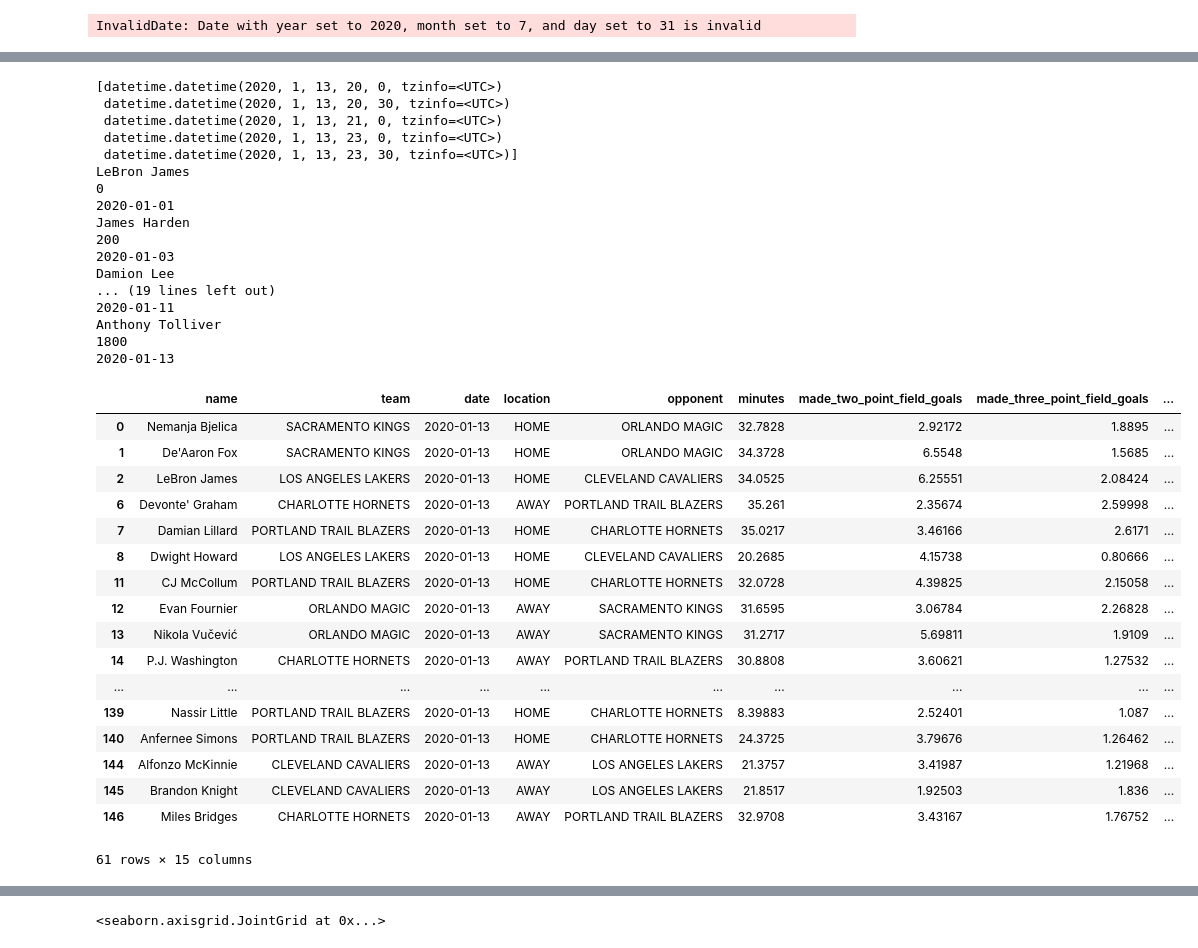
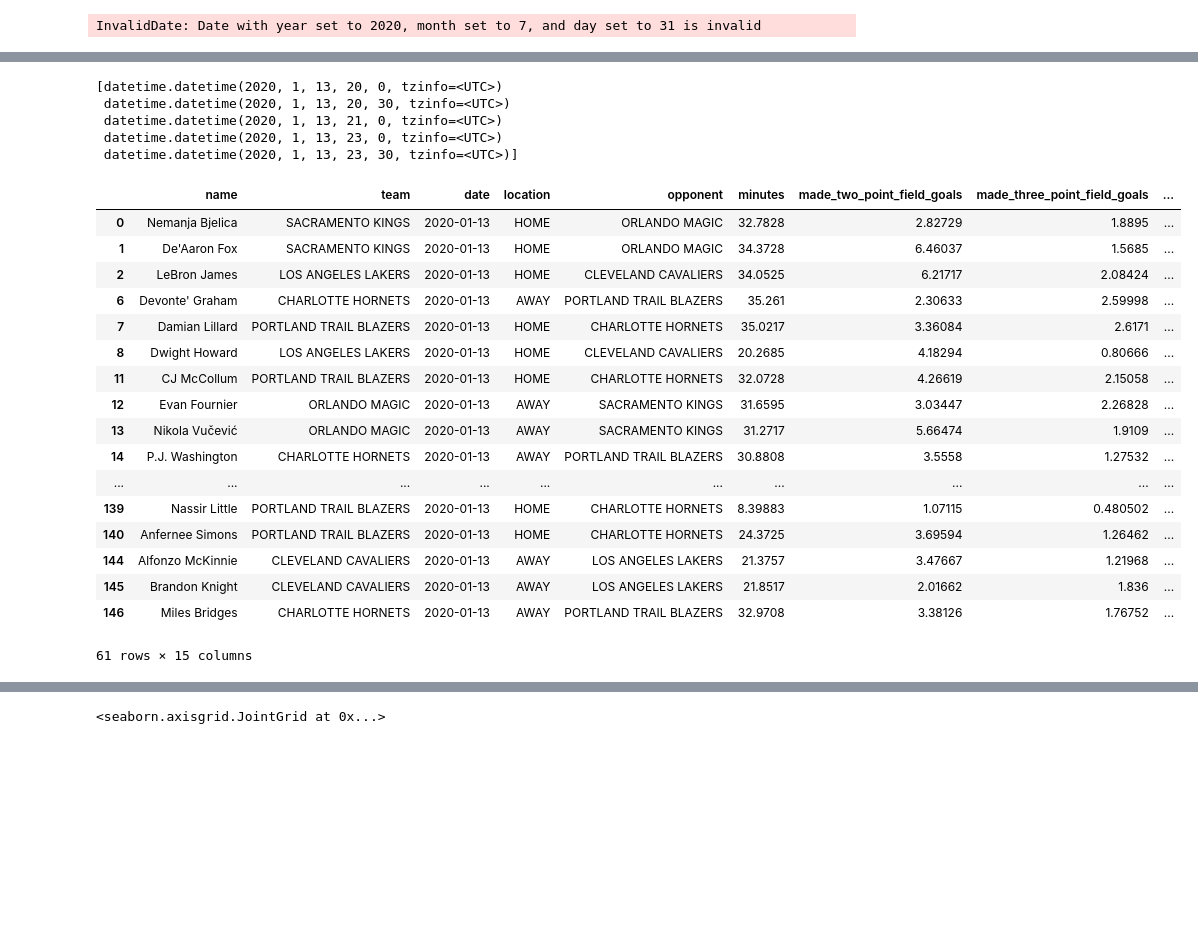
Before and after one commit to Shaviv-Hoffman-Lowitz/Sports-Analytics-Group-at-Berkeley-Machine-Learning-Project, a Jupyter notebook: final_model.ipynb, the cells around one changed output, grey strips where cells are left out. Drawn from its saved outputs; the diff is of its cells as text; code cells hidden in the pictures; blank space fills up the shorter version.

Commit message:
beginning sample size validation and regression tuning

```diff
--- a/final_model.ipynb
+++ b/final_model.ipynb
@@ -169,11 +167,6 @@ def statline_predictor(player_box_scores, input_statistics, sample_size = 5, wei
         box_score = player_box_scores.loc[box_index]
         player_name = box_score["name"]
         game_date = str(box_score["Date"])[:10]
-        if (box_index // index_len == 2):
-            print("50% done!")
-            print(player_name)
-            print(box_index)
-            print(game_date)
         last_n_rows = get_stats(player_name, game_date, sample_size)
         weighted_stats = [player_name, box_score["team"], game_date, box_score["location"], box_score["opponent"]]
         for stat in input_statistics[5:]:
@@ -392,8 +362,8 @@ def box_scores_for_range_of_days(start_date, end_date):
         full_df = full_df.append(current_table)
 
     full_df.index = range(full_df.shape[0])
-    df = pd.read_csv("./OutputCSVs/teams_stats.csv")
-    df["Team"] = df["Team"].str.upper()
+    df = pd.read_csv("./OutputCSVs/updated_team_stats.csv")
+    df["team"] = df["team"].str.upper()
 
     team_def = []
     team_pace = []
@@ -407,12 +377,12 @@ def box_scores_for_range_of_days(start_date, end_date):
         game = all_games_teams.loc[i]
         team = game["team"].upper()
         opponent = game["opponent"].upper()
-        team_def.append(df[df["Team"] == team]["DRtg"].iloc[0])
-        team_pace.append(df[df["Team"] == team]["Pace"].iloc[0])
-        team_tov.append(df[df["Team"] == team]["TOV%"].iloc[0])
-        opp_def.append(df[df["Team"] == opponent]["DRtg"].iloc[0])
-        opp_pace.append(df[df["Team"] == opponent]["Pace"].iloc[0])
-        opp_tov.append(df[df["Team"] == opponent]["TOV%"].iloc[0])
+        team_def.append(df[df["team"] == team]["drtg"].iloc[0])
+        team_pace.append(df[df["team"] == team]["pace"].iloc[0])
+        team_tov.append(df[df["team"] == team]["tov%"].iloc[0])
+        opp_def.append(df[df["team"] == opponent]["drtg"].iloc[0])
+        opp_pace.append(df[df["team"] == opponent]["pace"].iloc[0])
+        opp_tov.append(df[df["team"] == opponent]["tov%"].iloc[0])
 
     full_df["Team Defensive Rating"] = team_def
     full_df["Team Pace"] = team_pace
@@ -422,10 +392,10 @@ def box_scores_for_range_of_days(start_date, end_date):
     full_df["Opponent Turnover %"] = opp_tov
     return full_df
 # %%
-def make_predictions(start_date, end_date, output = True):
+def make_predictions(start_date, end_date, sample_size = 5, output = True):
     input_statistics = ["name", "team", "date", "location", "opponent", "made_field_goals", "made_two_point_field_goals", "attempted_two_point_field_goals", "attempted_field_goals", "made_three_point_field_goals", "attempted_three_point_field_goals", "attempted_free_throws", "made_free_throws", "offensive_rebounds", "defensive_rebounds", "assists", "blocks", "turnovers", "steals", "seconds_played", "Opponent Defensive Rating", "Opponent Turnover %"]
     full_df = box_scores_for_range_of_days(start_date, end_date)
-    predicted_statlines = statline_output(statline_predictor(full_df, input_statistics))
+    predicted_statlines = statline_output(statline_predictor(full_df, input_statistics, sample_size))
     if output:
         output_filename = './AllCSVs/' + str(start_date.month) + '_' + str(start_date.day) + '_' + str(end_date.month) + '_' + str(end_date.day) + '_2020_predicted_box_scores.csv'
         predicted_statlines.to_csv(output_filename)
@@ -471,12 +424,12 @@ Steven Adams
 # %%
 import pytz
 
-def predict_next_day(start_date, game_date):
+def predict_next_day(start_date, game_date, sample_size = 5):
     season_schedule = client.season_schedule(season_end_year = game_date.year)
     schedule_on_date = [game for game in season_schedule if (game['start_time'] - timedelta(hours = 4)).day == game_date.day and game['start_time'].month == game_date.month]
     team_objs_on_date = [game["home_team"] for game in schedule_on_date] + [game["away_team"] for game in schedule_on_date]
     teams_on_date = [t.name.replace("_", " ") for t in team_objs_on_date]
-    predictions_for_date = make_predictions(start_date, game_date, output = False)
+    predictions_for_date = make_predictions(start_date, game_date, sample_size, output = False)
     players_on_date = predictions_for_date[predictions_for_date.team.isin(teams_on_date)]
     mstr, dstr = str(game_date.month), str(game_date.day)
     if game_date.month < 10:
@@ -580,56 +499,44 @@ Shabazz Napier
 # %%
-def alternate_contests(start_date, game_date, search_datetime, inclusive):
+def alternate_contests(start_date, game_date, search_datetime, inclusive, sample_size = 5):
     season_schedule = client.season_schedule(season_end_year = game_date.year)
     schedule_on_date = [game for game in season_schedule if (game['start_time'] - timedelta(hours = 4)).day == game_date.day and (game['start_time'] - timedelta(hours = 4)).month == game_date.month]
     times_on_date = np.unique([game['start_time'] - timedelta(hours = 4) for game in schedule_on_date])
     print(times_on_date)
     if not inclusive:
         game_teams = [game["home_team"] for game in schedule_on_date if (game['start_time'] - timedelta(hours = 4)) == search_datetime] + [game["away_team"] for game in schedule_on_date if (game['start_time'] - timedelta(hours = 4)) == search_datetime]
     else:
         times_after_search = [t for t in times_on_date if 60 * t.hour + t.minute >= 60 * search_datetime.hour + search_datetime.minute]
         game_teams = [game["home_team"] for game in schedule_on_date if (game['start_time'] - timedelta(hours = 4)) in times_after_search] + [game["away_team"] for game in schedule_on_date if (game['start_time'] - timedelta(hours = 4)) in times_after_search]
     game_team_strings = [str(team)[5:].replace("_", " ") for team in game_teams]
-    predictions_for_date = predict_next_day(start_date, game_date)
+    predictions_for_date = predict_next_day(start_date, game_date, sample_size)
     players_on_date = predictions_for_date[predictions_for_date.team.isin(game_team_strings)]
     output_filename = './AllCSVs/' + str(game_date.month) + '_' + str(game_date.day) + '_2020_alternate_' + str(search_datetime.hour) + "_" + str(search_datetime.minute) + '.csv'
     players_on_date.to_csv(output_filename)
     return players_on_date
 alternate_contests(datetime(2020, 1, 1), datetime(2020, 1, 13), datetime(2020, 1, 13, 21, 30), True)
 # %% [output]
 [datetime.datetime(2020, 1, 13, 20, 0, tzinfo=<UTC>)
  datetime.datetime(2020, 1, 13, 20, 30, tzinfo=<UTC>)
  datetime.datetime(2020, 1, 13, 21, 0, tzinfo=<UTC>)
  datetime.datetime(2020, 1, 13, 23, 0, tzinfo=<UTC>)
  datetime.datetime(2020, 1, 13, 23, 30, tzinfo=<UTC>)]
-LeBron James
-0
-2020-01-01
-James Harden
-200
-2020-01-03
-Damion Lee
-... (19 lines left out)
-2020-01-11
-Anthony Tolliver
-1800
-2020-01-13
 |  | name | team | date | location | opponent | minutes | made_two_point_field_goals | made_three_point_field_goals | ... |
-| 0 | Nemanja Bjelica | SACRAMENTO KINGS | 2020-01-13 | HOME | ORLANDO MAGIC | 32.7828 | 2.92172 | 1.8895 | ... |
-| 1 | De'Aaron Fox | SACRAMENTO KINGS | 2020-01-13 | HOME | ORLANDO MAGIC | 34.3728 | 6.5548 | 1.5685 | ... |
-| 2 | LeBron James | LOS ANGELES LAKERS | 2020-01-13 | HOME | CLEVELAND CAVALIERS | 34.0525 | 6.25551 | 2.08424 | ... |
-| 6 | Devonte' Graham | CHARLOTTE HORNETS | 2020-01-13 | AWAY | PORTLAND TRAIL BLAZERS | 35.261 | 2.35674 | 2.59998 | ... |
-| 7 | Damian Lillard | PORTLAND TRAIL BLAZERS | 2020-01-13 | HOME | CHARLOTTE HORNETS | 35.0217 | 3.46166 | 2.6171 | ... |
-| 8 | Dwight Howard | LOS ANGELES LAKERS | 2020-01-13 | HOME | CLEVELAND CAVALIERS | 20.2685 | 4.15738 | 0.80666 | ... |
-| 11 | CJ McCollum | PORTLAND TRAIL BLAZERS | 2020-01-13 | HOME | CHARLOTTE HORNETS | 32.0728 | 4.39825 | 2.15058 | ... |
-| 12 | Evan Fournier | ORLANDO MAGIC | 2020-01-13 | AWAY | SACRAMENTO KINGS | 31.6595 | 3.06784 | 2.26828 | ... |
-| 13 | Nikola Vučević | ORLANDO MAGIC | 2020-01-13 | AWAY | SACRAMENTO KINGS | 31.2717 | 5.69811 | 1.9109 | ... |
-| 14 | P.J. Washington | CHARLOTTE HORNETS | 2020-01-13 | AWAY | PORTLAND TRAIL BLAZERS | 30.8808 | 3.60621 | 1.27532 | ... |
+| 0 | Nemanja Bjelica | SACRAMENTO KINGS | 2020-01-13 | HOME | ORLANDO MAGIC | 32.7828 | 2.82729 | 1.8895 | ... |
+| 1 | De'Aaron Fox | SACRAMENTO KINGS | 2020-01-13 | HOME | ORLANDO MAGIC | 34.3728 | 6.46037 | 1.5685 | ... |
+| 2 | LeBron James | LOS ANGELES LAKERS | 2020-01-13 | HOME | CLEVELAND CAVALIERS | 34.0525 | 6.21717 | 2.08424 | ... |
+| 6 | Devonte' Graham | CHARLOTTE HORNETS | 2020-01-13 | AWAY | PORTLAND TRAIL BLAZERS | 35.261 | 2.30633 | 2.59998 | ... |
+| 7 | Damian Lillard | PORTLAND TRAIL BLAZERS | 2020-01-13 | HOME | CHARLOTTE HORNETS | 35.0217 | 3.36084 | 2.6171 | ... |
+| 8 | Dwight Howard | LOS ANGELES LAKERS | 2020-01-13 | HOME | CLEVELAND CAVALIERS | 20.2685 | 4.18294 | 0.80666 | ... |
+| 11 | CJ McCollum | PORTLAND TRAIL BLAZERS | 2020-01-13 | HOME | CHARLOTTE HORNETS | 32.0728 | 4.26619 | 2.15058 | ... |
+| 12 | Evan Fournier | ORLANDO MAGIC | 2020-01-13 | AWAY | SACRAMENTO KINGS | 31.6595 | 3.03447 | 2.26828 | ... |
+| 13 | Nikola Vučević | ORLANDO MAGIC | 2020-01-13 | AWAY | SACRAMENTO KINGS | 31.2717 | 5.66474 | 1.9109 | ... |
+| 14 | P.J. Washington | CHARLOTTE HORNETS | 2020-01-13 | AWAY | PORTLAND TRAIL BLAZERS | 30.8808 | 3.5558 | 1.27532 | ... |
 | ... | ... | ... | ... | ... | ... | ... | ... | ... | ... |
-| 139 | Nassir Little | PORTLAND TRAIL BLAZERS | 2020-01-13 | HOME | CHARLOTTE HORNETS | 8.39883 | 2.52401 | 1.087 | ... |
-| 140 | Anfernee Simons | PORTLAND TRAIL BLAZERS | 2020-01-13 | HOME | CHARLOTTE HORNETS | 24.3725 | 3.79676 | 1.26462 | ... |
-| 144 | Alfonzo McKinnie | CLEVELAND CAVALIERS | 2020-01-13 | AWAY | LOS ANGELES LAKERS | 21.3757 | 3.41987 | 1.21968 | ... |
-| 145 | Brandon Knight | CLEVELAND CAVALIERS | 2020-01-13 | AWAY | LOS ANGELES LAKERS | 21.8517 | 1.92503 | 1.836 | ... |
-| 146 | Miles Bridges | CHARLOTTE HORNETS | 2020-01-13 | AWAY | PORTLAND TRAIL BLAZERS | 32.9708 | 3.43167 | 1.76752 | ... |
+| 139 | Nassir Little | PORTLAND TRAIL BLAZERS | 2020-01-13 | HOME | CHARLOTTE HORNETS | 8.39883 | 1.07115 | 0.480502 | ... |
+| 140 | Anfernee Simons | PORTLAND TRAIL BLAZERS | 2020-01-13 | HOME | CHARLOTTE HORNETS | 24.3725 | 3.69594 | 1.26462 | ... |
+| 144 | Alfonzo McKinnie | CLEVELAND CAVALIERS | 2020-01-13 | AWAY | LOS ANGELES LAKERS | 21.3757 | 3.47667 | 1.21968 | ... |
+| 145 | Brandon Knight | CLEVELAND CAVALIERS | 2020-01-13 | AWAY | LOS ANGELES LAKERS | 21.8517 | 2.01662 | 1.836 | ... |
+| 146 | Miles Bridges | CHARLOTTE HORNETS | 2020-01-13 | AWAY | PORTLAND TRAIL BLAZERS | 32.9708 | 3.38126 | 1.76752 | ... |
 61 rows × 15 columns
 # %%
 def matchup_lookup(matchups, team):
```
Also changed, not shown: parts of 10 cells of this notebook.
